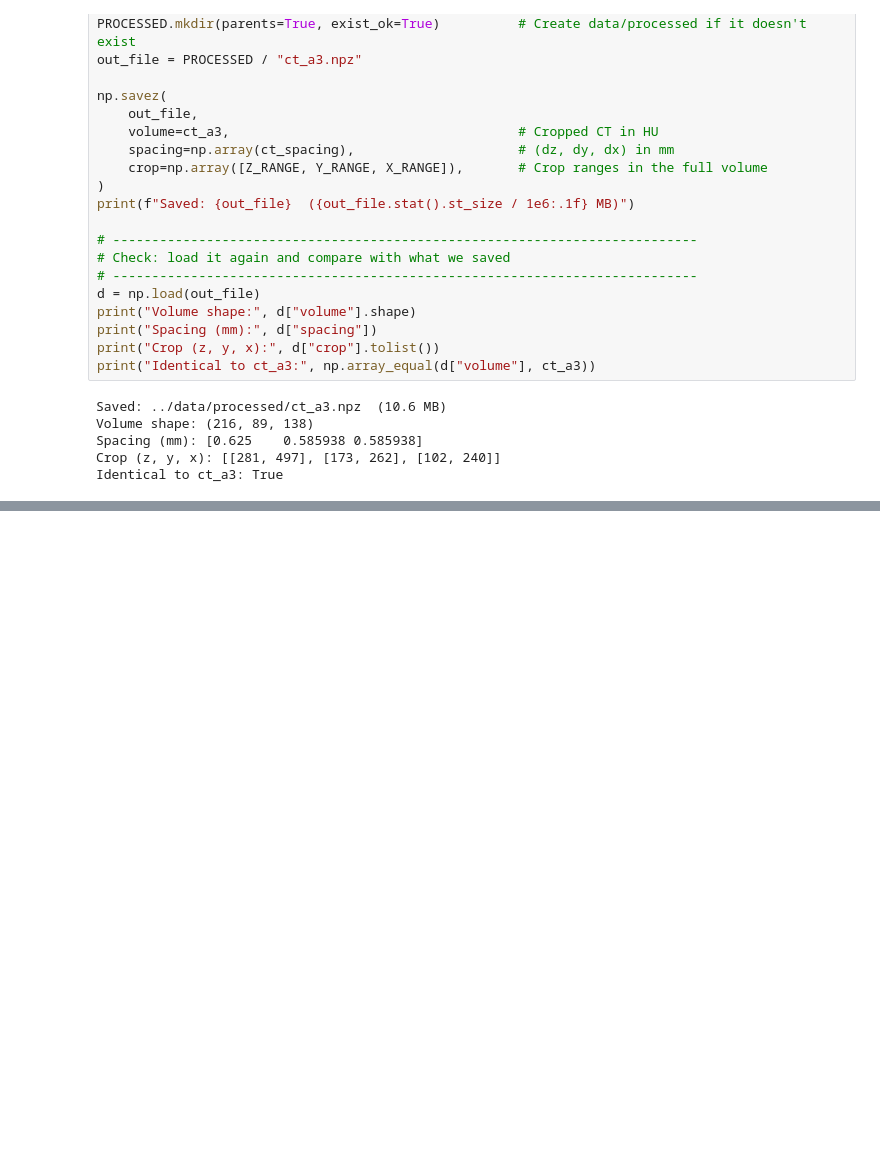
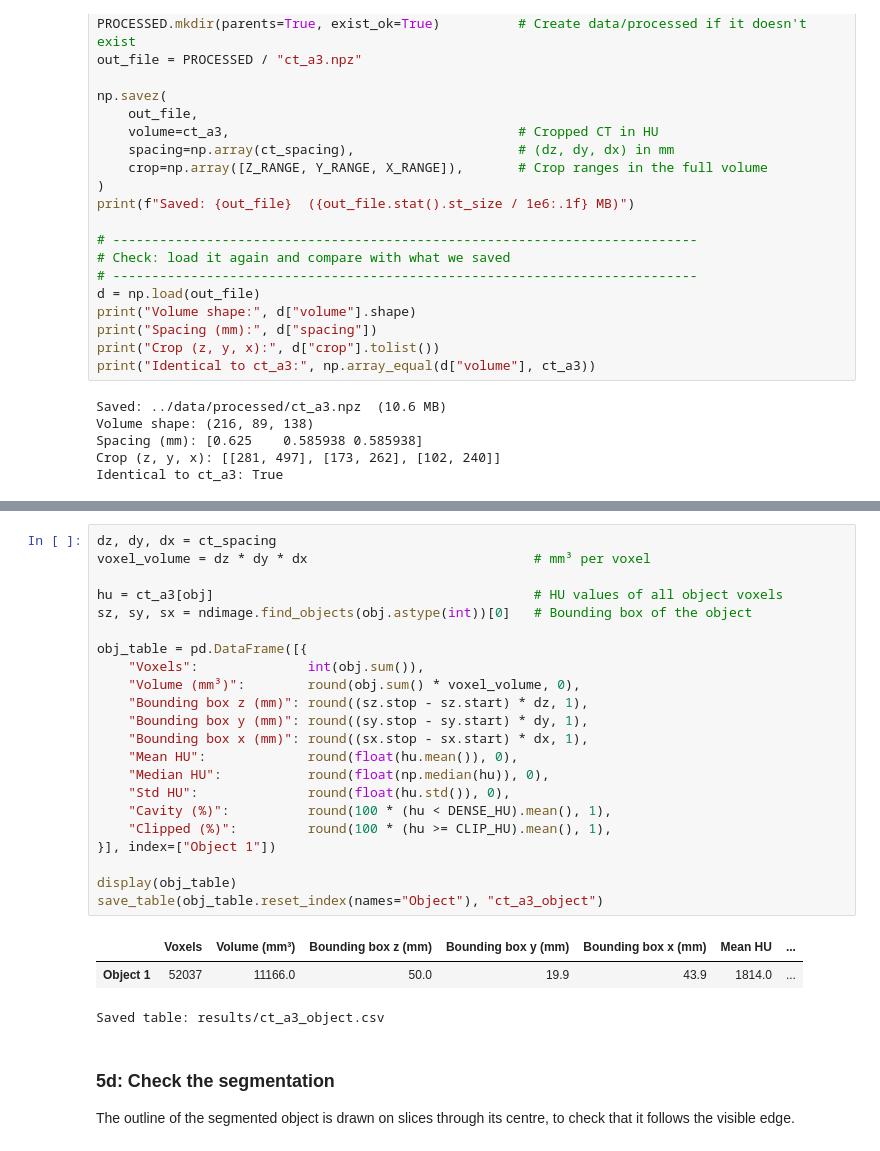
Before and after one commit to Adam5760/22481_Project_Group3A, a Jupyter notebook: notebooks/02_ct_analysis.ipynb, the cells around one changed output, grey strips where cells are left out. Drawn from its saved outputs; the diff is of its cells as text; blank space fills up the shorter version.

```diff
--- a/notebooks/02_ct_analysis.ipynb
+++ b/notebooks/02_ct_analysis.ipynb
@@ -272,0 +380,30 @@ Identical to ct_a3: True
+# %%
+dz, dy, dx = ct_spacing
+voxel_volume = dz * dy * dx                             # mm³ per voxel
+
+hu = ct_a3[obj]                                         # HU values of all object voxels
+sz, sy, sx = ndimage.find_objects(obj.astype(int))[0]   # Bounding box of the object
+
+obj_table = pd.DataFrame([{
+    "Voxels":              int(obj.sum()),
+    "Volume (mm³)":        round(obj.sum() * voxel_volume, 0),
+    "Bounding box z (mm)": round((sz.stop - sz.start) * dz, 1),
+    "Bounding box y (mm)": round((sy.stop - sy.start) * dy, 1),
+    "Bounding box x (mm)": round((sx.stop - sx.start) * dx, 1),
+    "Mean HU":             round(float(hu.mean()), 0),
+    "Median HU":           round(float(np.median(hu)), 0),
+    "Std HU":              round(float(hu.std()), 0),
+    "Cavity (%)":          round(100 * (hu < DENSE_HU).mean(), 1),
+    "Clipped (%)":         round(100 * (hu >= CLIP_HU).mean(), 1),
+}], index=["Object 1"])
+
+display(obj_table)
+save_table(obj_table.reset_index(names="Object"), "ct_a3_object")
+# %% [output]
+|  | Voxels | Volume (mm³) | Bounding box z (mm) | Bounding box y (mm) | Bounding box x (mm) | Mean HU | ... |
+| Object 1 | 52037 | 11166.0 | 50.0 | 19.9 | 43.9 | 1814.0 | ... |
+Saved table: results/ct_a3_object.csv
+# %% [markdown]
+### 5d: Check the segmentation
+
+The outline of the segmented object is drawn on slices through its centre, to check that it follows the visible edge.
```
Also changed, not shown: parts of 17 cells of this notebook.
